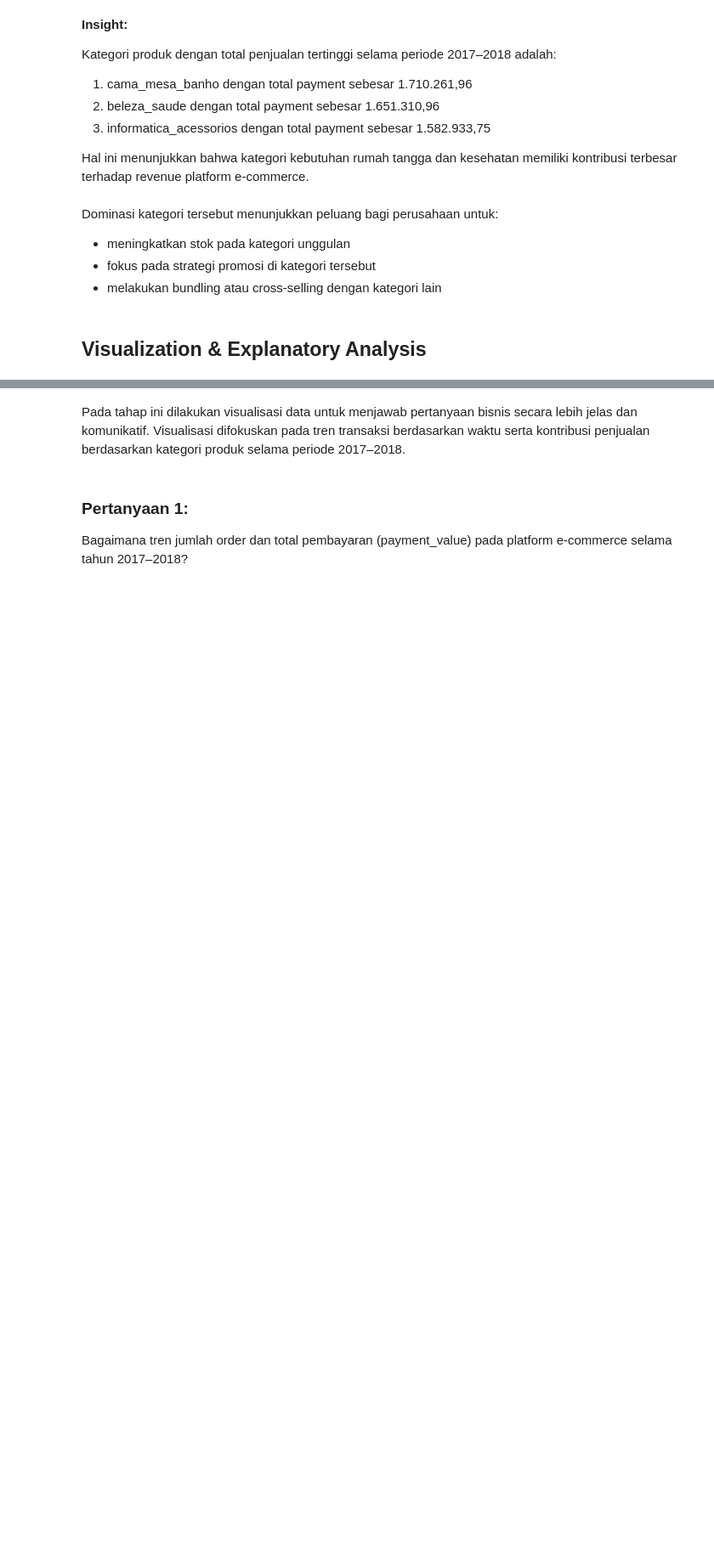
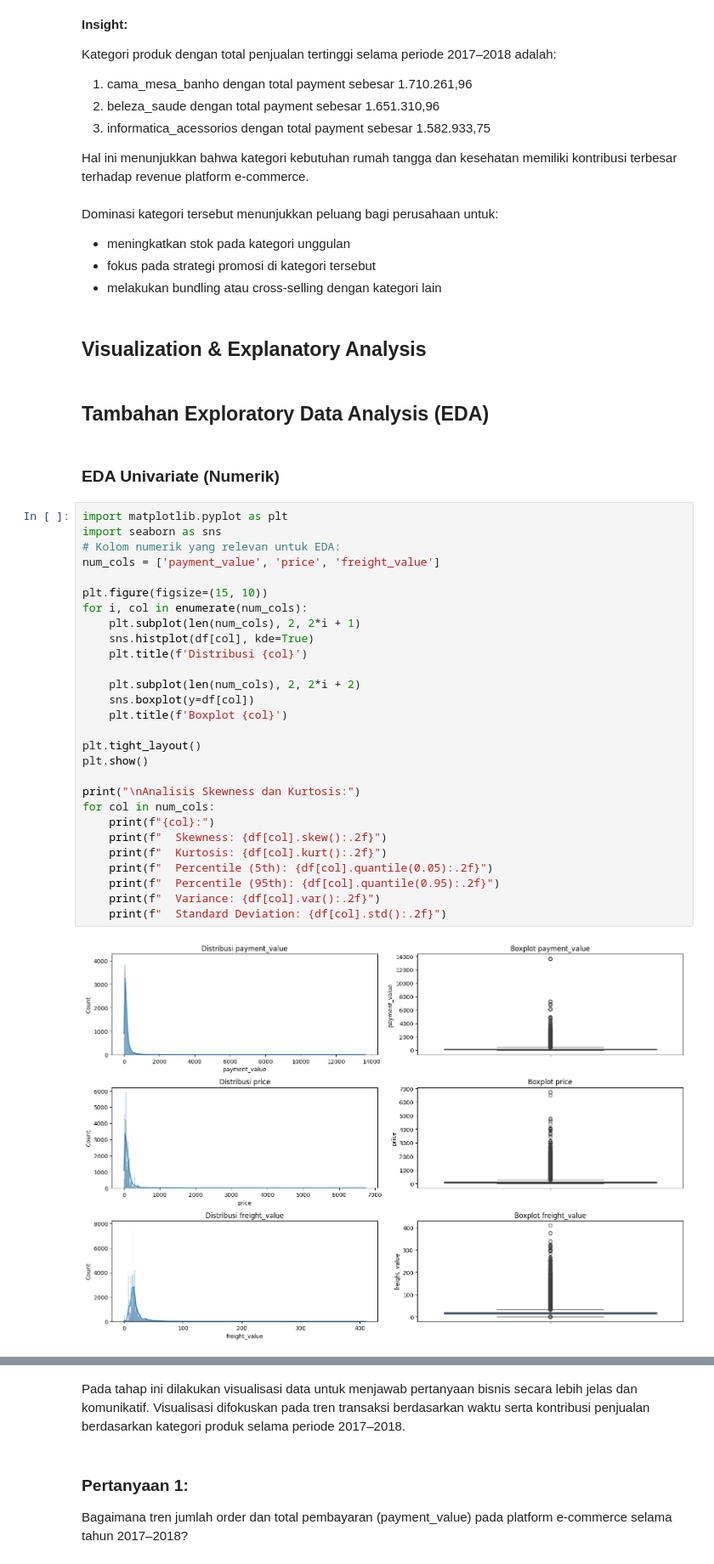
Before and after one commit to fenidwi/ecommerce-dashboard, a Jupyter notebook: Proyek_Analisis_Data_Feni_Dwi_Lestari.ipynb, the cells around one changed output, grey strips where cells are left out. Shown at 85% size. Saved outputs shown, nothing was run; the diff lists cells and outputs as text; blank space fills up the shorter version.

Commit message:
analisis data

```diff
--- a/Proyek_Analisis_Data_Feni_Dwi_Lestari.ipynb
+++ b/Proyek_Analisis_Data_Feni_Dwi_Lestari.ipynb
@@ -407,3 +407,37 @@ Dominasi kategori tersebut menunjukkan peluang bagi perusahaan untuk:
 - melakukan bundling atau cross-selling dengan kategori lain
 # %% [markdown]
 ## Visualization & Explanatory Analysis
+# %% [markdown]
+## Tambahan Exploratory Data Analysis (EDA)
+# %% [markdown]
+### EDA Univariate (Numerik)
+# %%
+import matplotlib.pyplot as plt
+import seaborn as sns
+# Kolom numerik yang relevan untuk EDA:
+num_cols = ['payment_value', 'price', 'freight_value']
+
+plt.figure(figsize=(15, 10))
+for i, col in enumerate(num_cols):
+    plt.subplot(len(num_cols), 2, 2*i + 1)
+    sns.histplot(df[col], kde=True)
+    plt.title(f'Distribusi {col}')
+
+    plt.subplot(len(num_cols), 2, 2*i + 2)
+    sns.boxplot(y=df[col])
+    plt.title(f'Boxplot {col}')
+
+plt.tight_layout()
+plt.show()
+
+print("\nAnalisis Skewness dan Kurtosis:")
+for col in num_cols:
+    print(f"{col}:")
+    print(f"  Skewness: {df[col].skew():.2f}")
+    print(f"  Kurtosis: {df[col].kurt():.2f}")
+    print(f"  Percentile (5th): {df[col].quantile(0.05):.2f}")
+    print(f"  Percentile (95th): {df[col].quantile(0.95):.2f}")
+    print(f"  Variance: {df[col].var():.2f}")
+    print(f"  Standard Deviation: {df[col].std():.2f}")
+# %% [output]
+[figure, added]
```
Also changed, not shown: parts of 11 cells of this notebook, 11 other files.
